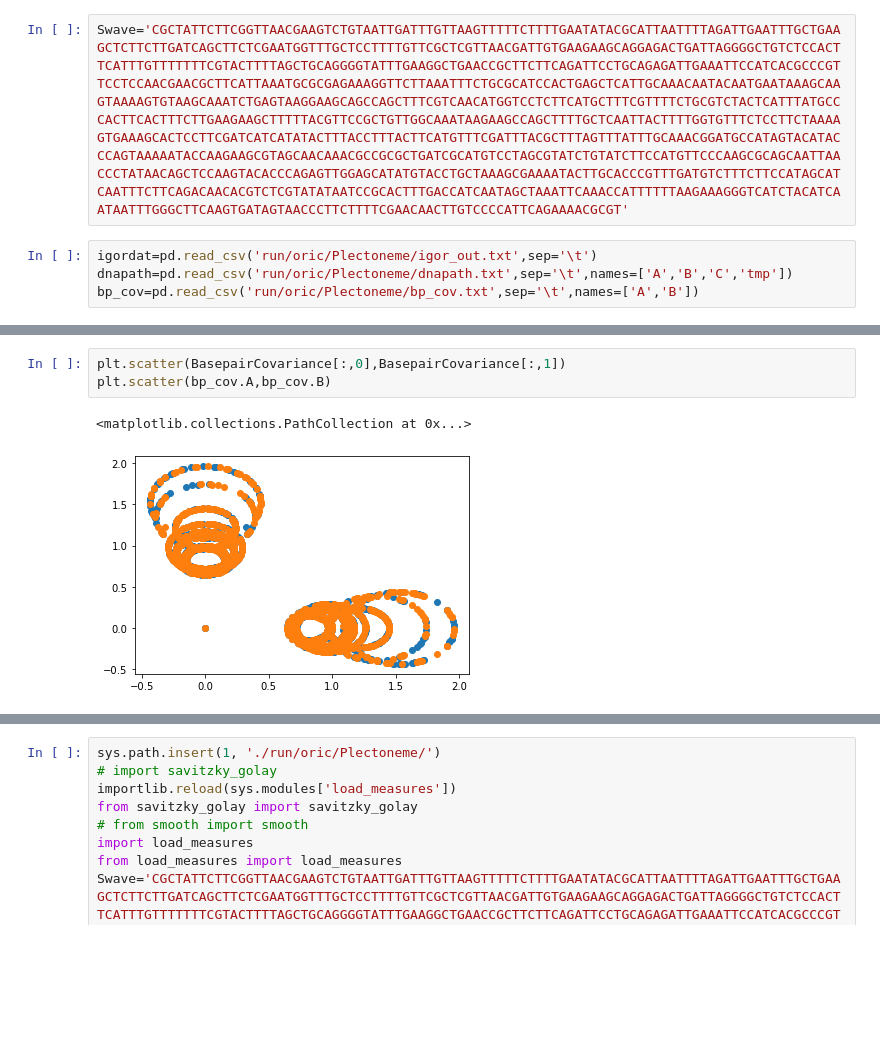
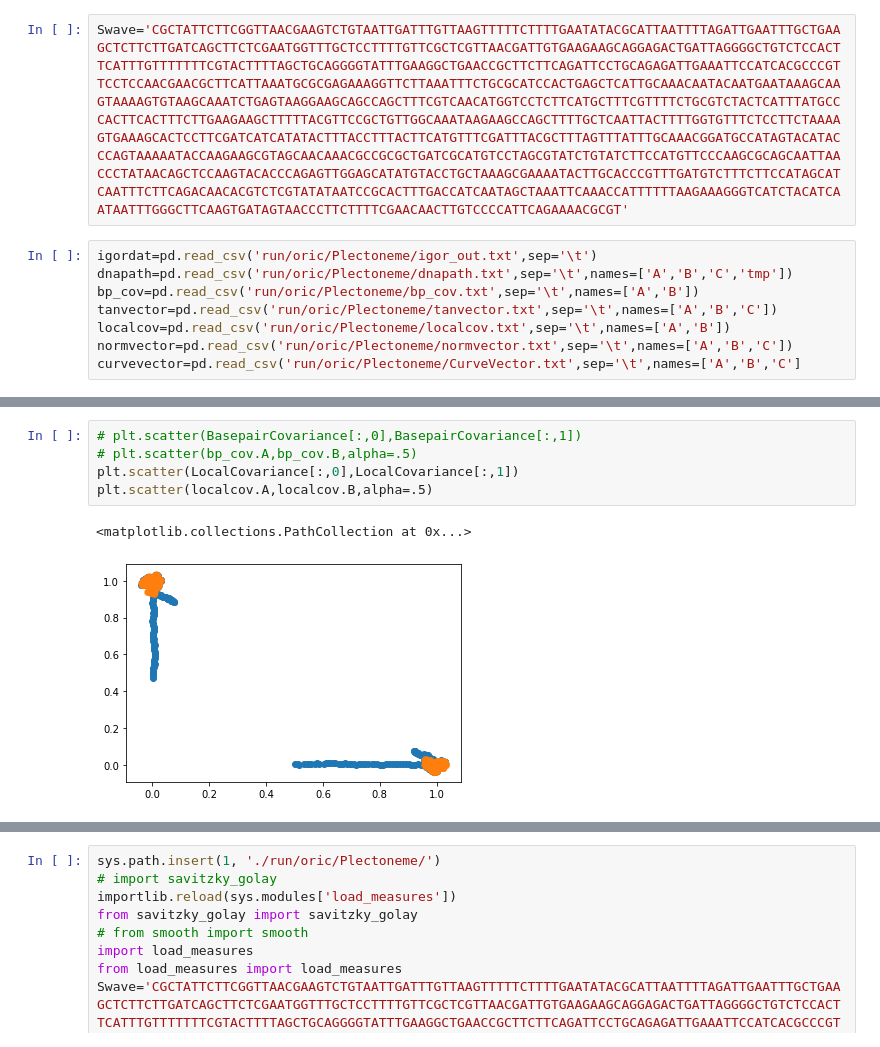
Before and after one commit to dcolinmorgan/HKU_MG, a Jupyter notebook: bactXpat.ipynb, the cells around one changed output, grey strips where cells are left out. Cells and saved outputs as stored; diff of their text form; blank space fills up the shorter version.

```diff
--- a/bactXpat.ipynb
+++ b/bactXpat.ipynb
@@ -472,6 +473,10 @@ Swave='CGCTATTCTTCGGTTAACGAAGTCTGTAATTGATTTGTTAAGTTTTTCTTTTGAATATACGCATTAATTTTAG
 igordat=pd.read_csv('run/oric/Plectoneme/igor_out.txt',sep='\t')
 dnapath=pd.read_csv('run/oric/Plectoneme/dnapath.txt',sep='\t',names=['A','B','C','tmp'])
 bp_cov=pd.read_csv('run/oric/Plectoneme/bp_cov.txt',sep='\t',names=['A','B'])
+tanvector=pd.read_csv('run/oric/Plectoneme/tanvector.txt',sep='\t',names=['A','B','C'])
+localcov=pd.read_csv('run/oric/Plectoneme/localcov.txt',sep='\t',names=['A','B'])
+normvector=pd.read_csv('run/oric/Plectoneme/normvector.txt',sep='\t',names=['A','B','C'])
+curvevector=pd.read_csv('run/oric/Plectoneme/CurveVector.txt',sep='\t',names=['A','B','C']
 # %%
 sys.path.insert(1, './run/oric/Plectoneme/')
 import PlectonemeCode
@@ -491,6 +505,8 @@ path calculated
 # %%
-plt.scatter(BasepairCovariance[:,0],BasepairCovariance[:,1])
-plt.scatter(bp_cov.A,bp_cov.B)
+# plt.scatter(BasepairCovariance[:,0],BasepairCovariance[:,1])
+# plt.scatter(bp_cov.A,bp_cov.B,alpha=.5)
+plt.scatter(LocalCovariance[:,0],LocalCovariance[:,1])
+plt.scatter(localcov.A,localcov.B,alpha=.5)
 # %% [output]
 <matplotlib.collections.PathCollection at 0x...>
-[figure, old version]
+[figure, new version]
```
Also changed, not shown: parts of 14 cells of this notebook, 6 other files.
